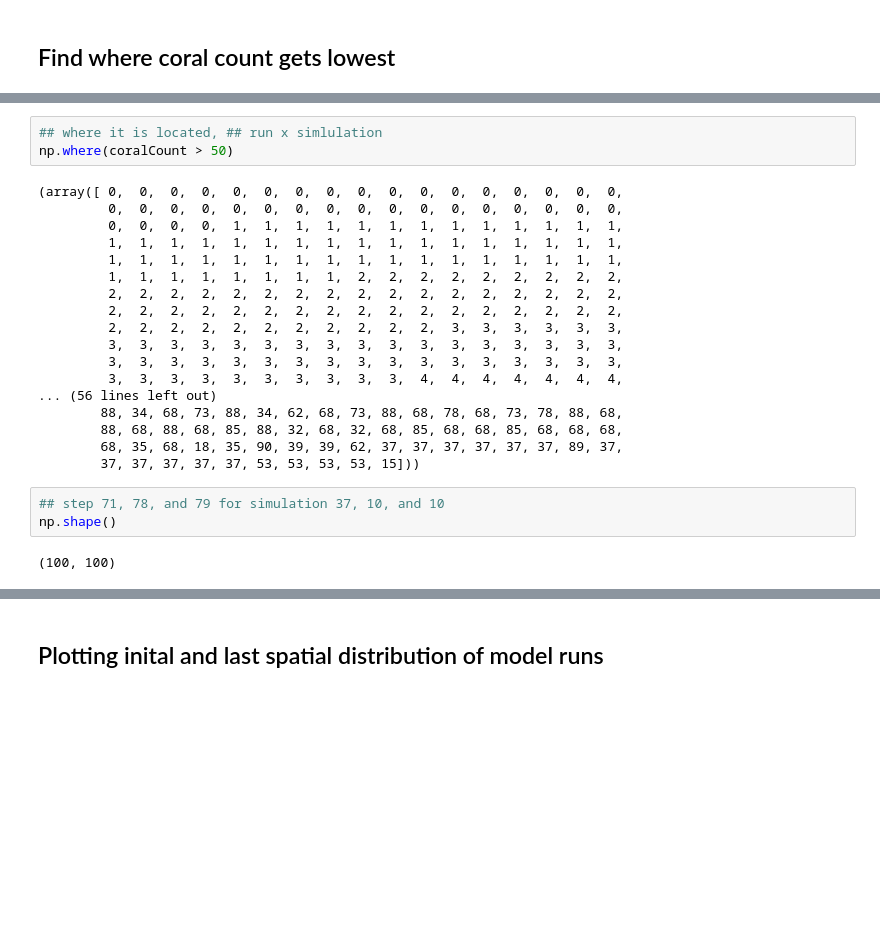
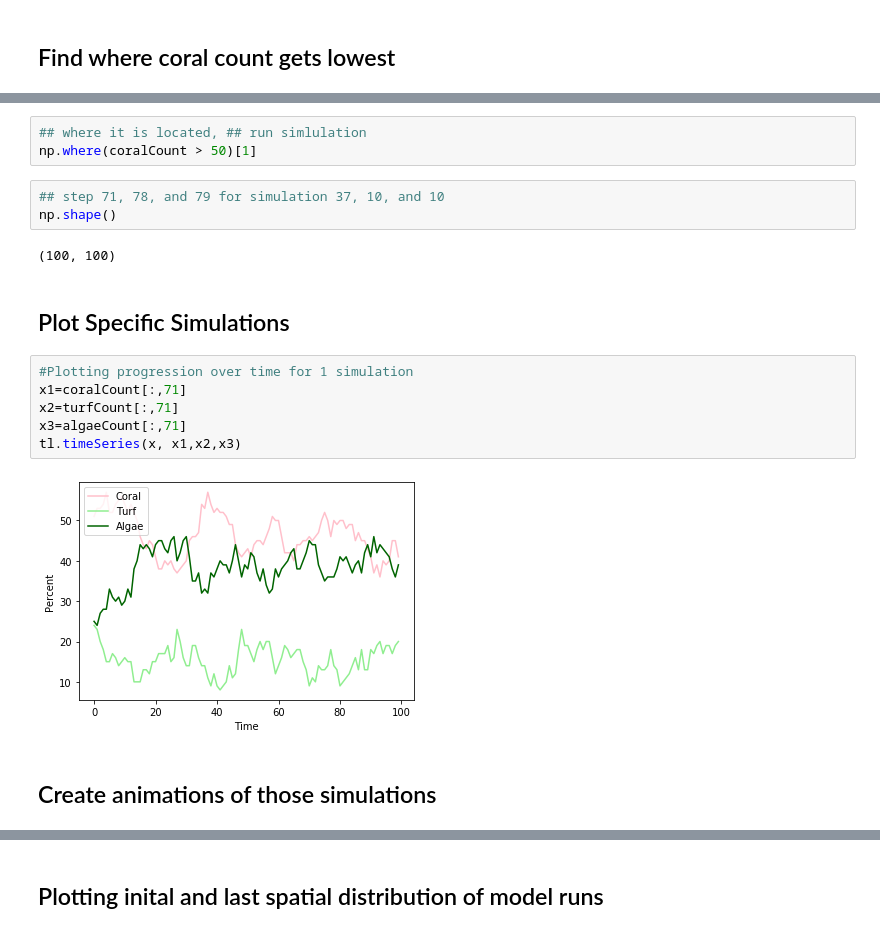
Before and after one commit to rneuhausler/coralModel-analyses, a Jupyter notebook: scripts/coralModelTDA.ipynb, the cells around one changed output, grey strips where cells are left out. Saved outputs shown, nothing was run; the diff lists cells and outputs as text; blank space fills up the shorter version.

```diff
--- a/scripts/coralModelTDA.ipynb
+++ b/scripts/coralModelTDA.ipynb
@@ -148,28 +134,22 @@ np.max(coralCount[50:,:])
 # %%
-## where it is located, ## run x simlulation
-np.where(coralCount > 50)
+## where it is located, ## run simlulation
+np.where(coralCount > 50)[1]
-# %% [output]
-(array([ 0,  0,  0,  0,  0,  0,  0,  0,  0,  0,  0,  0,  0,  0,  0,  0,  0,
-         0,  0,  0,  0,  0,  0,  0,  0,  0,  0,  0,  0,  0,  0,  0,  0,  0,
-         0,  0,  0,  0,  1,  1,  1,  1,  1,  1,  1,  1,  1,  1,  1,  1,  1,
-         1,  1,  1,  1,  1,  1,  1,  1,  1,  1,  1,  1,  1,  1,  1,  1,  1,
-         1,  1,  1,  1,  1,  1,  1,  1,  1,  1,  1,  1,  1,  1,  1,  1,  1,
-         1,  1,  1,  1,  1,  1,  1,  1,  2,  2,  2,  2,  2,  2,  2,  2,  2,
-         2,  2,  2,  2,  2,  2,  2,  2,  2,  2,  2,  2,  2,  2,  2,  2,  2,
-         2,  2,  2,  2,  2,  2,  2,  2,  2,  2,  2,  2,  2,  2,  2,  2,  2,
-         2,  2,  2,  2,  2,  2,  2,  2,  2,  2,  2,  3,  3,  3,  3,  3,  3,
-         3,  3,  3,  3,  3,  3,  3,  3,  3,  3,  3,  3,  3,  3,  3,  3,  3,
-         3,  3,  3,  3,  3,  3,  3,  3,  3,  3,  3,  3,  3,  3,  3,  3,  3,
-         3,  3,  3,  3,  3,  3,  3,  3,  3,  3,  4,  4,  4,  4,  4,  4,  4,
-... (56 lines left out)
-        88, 34, 68, 73, 88, 34, 62, 68, 73, 88, 68, 78, 68, 73, 78, 88, 68,
-        88, 68, 88, 68, 85, 88, 32, 68, 32, 68, 85, 68, 68, 85, 68, 68, 68,
-        68, 35, 68, 18, 35, 90, 39, 39, 62, 37, 37, 37, 37, 37, 37, 89, 37,
-        37, 37, 37, 37, 37, 53, 53, 53, 53, 15]))
 # %%
 ## step 71, 78, and 79 for simulation 37, 10, and 10
 np.shape()
 # %% [output]
 (100, 100)
+# %% [markdown]
+## Plot Specific Simulations
+# %%
+#Plotting progression over time for 1 simulation
+x1=coralCount[:,71]
+x2=turfCount[:,71]
+x3=algaeCount[:,71]
+tl.timeSeries(x, x1,x2,x3)
+# %% [output]
+[figure, added]
+# %% [markdown]
+## Create animations of those simulations
 # %%
 ## create animations of those simulations
```
Also changed, not shown: parts of 43 cells of this notebook, 6 other files.
